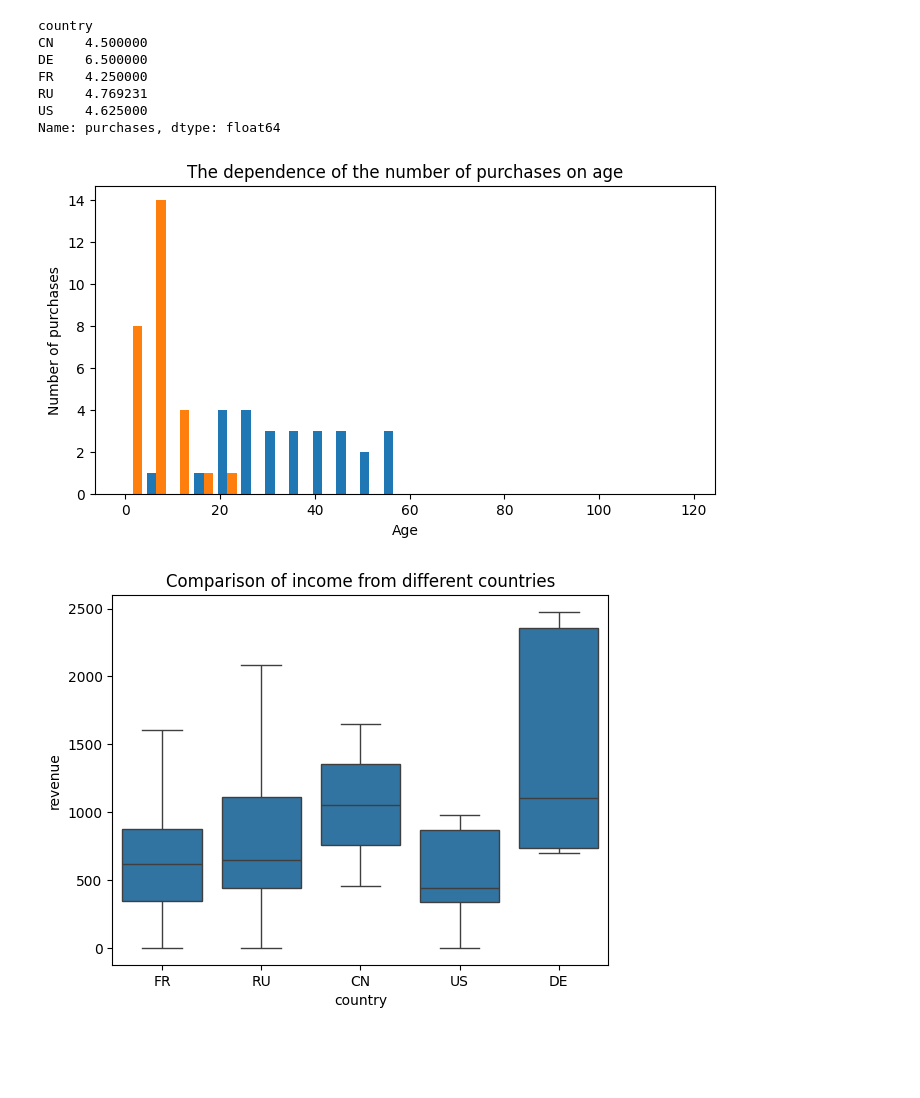
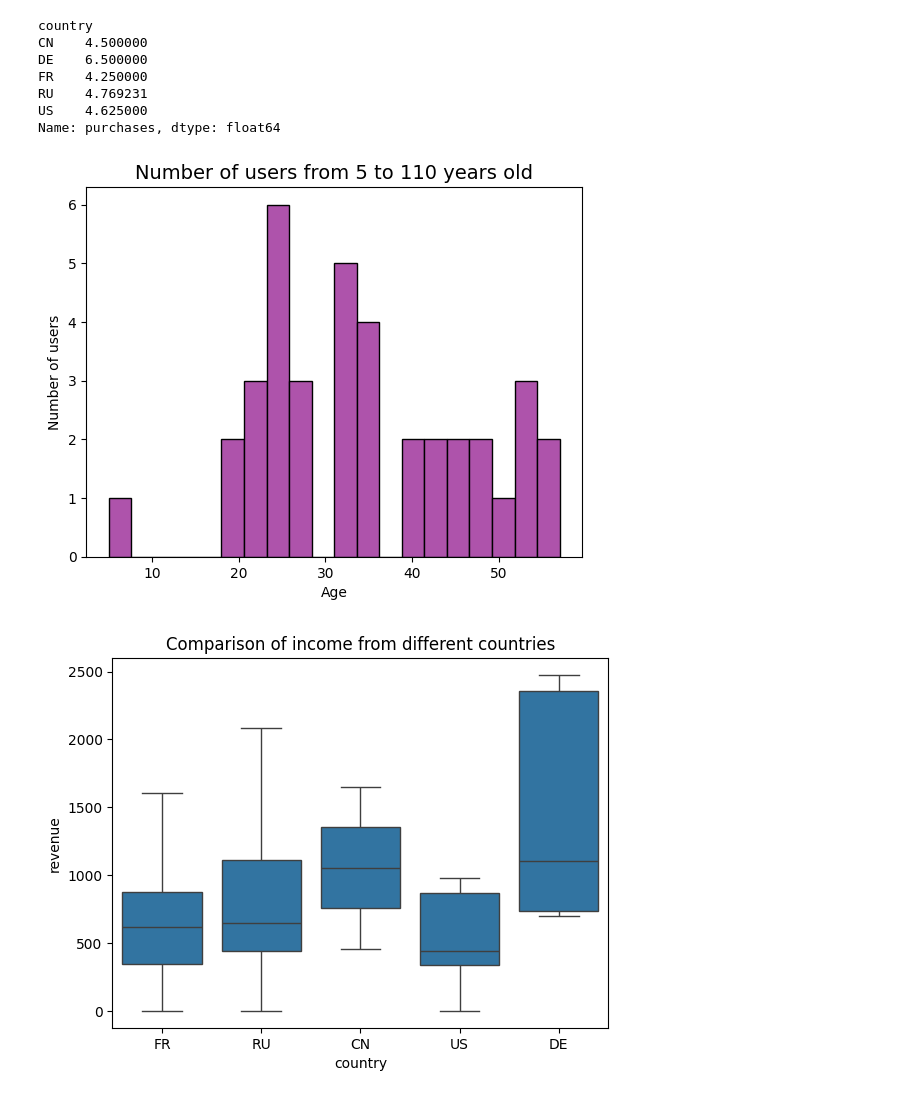
Before and after one commit to Dobriak-88/aie-group-2-work, a Jupyter notebook: homeworks/HW02/HW02.ipynb, the cells around one changed output. Drawn from its saved outputs; the diff is of its cells as text; code cells hidden in the pictures; blank space fills up the shorter version.

```diff
--- a/homeworks/HW02/HW02.ipynb
+++ b/homeworks/HW02/HW02.ipynb
@@ -141,21 +141,15 @@ Name: purchases, dtype: float64
 На полученные значения могли повлиять некорректные значения количества покупок и дохода,
 а также не достаточное количество пользователей из отдельных стран(например из Китая всего 2).
 # %%
-data=df['age'].unique()
-data.sort()
-data=data[:-1]
-data = np.column_stack((data,df.dropna().groupby('age')['purchases'].sum().to_numpy()))
-fig, (ax1) = plt.subplots(nrows=1, ncols=1,figsize=(8, 4))
-ax1.hist( # строим второй график - гистограмму
-    data, bins=np.arange(data.min(), data.max(),5), # задаем данные и диапазоны
-    label=('x', 'y') # и подписи данных
-)
-ax1.set_title("The dependence of the number of purchases on age")
-ax1.set_xlabel("Age")
-ax1.set_ylabel("Number of purchases")
-plt.show()
+df_clean_age = df[df['age'].between(5, 110)]
+df_clean_age['age'].hist(bins=20,edgecolor='black',color='#AE53AB')
+plt.title('Number of users from 5 to 110 years old', fontsize=14)
+plt.xlabel('Age')
+plt.ylabel('Number of users')
+plt.grid(False)
+plt.savefig("figures/histogram.png")
 # %% [output]
-[figure, old version]
+[figure, new version]
 # %%
 import seaborn as sns
 sns.boxplot(x="country",y="revenue", data=df)
```
Also changed, not shown: parts of 1 cell of this notebook, 2 other files.
